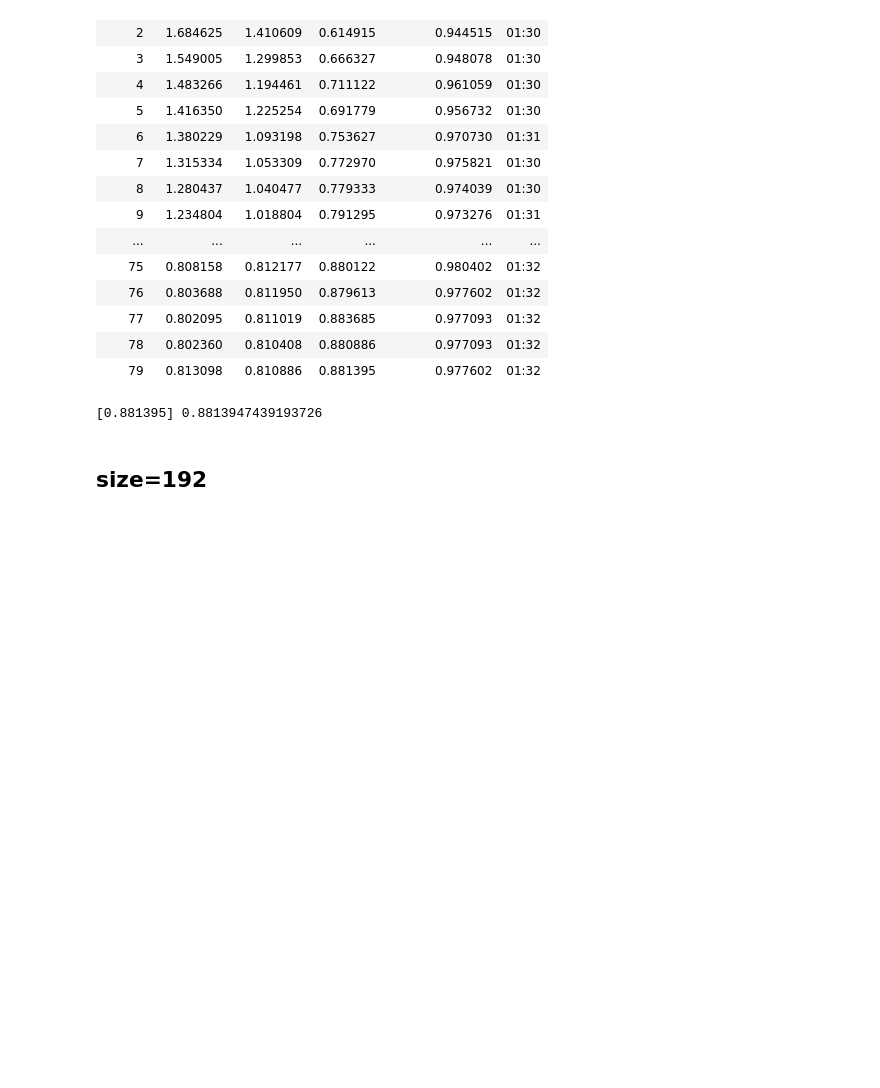
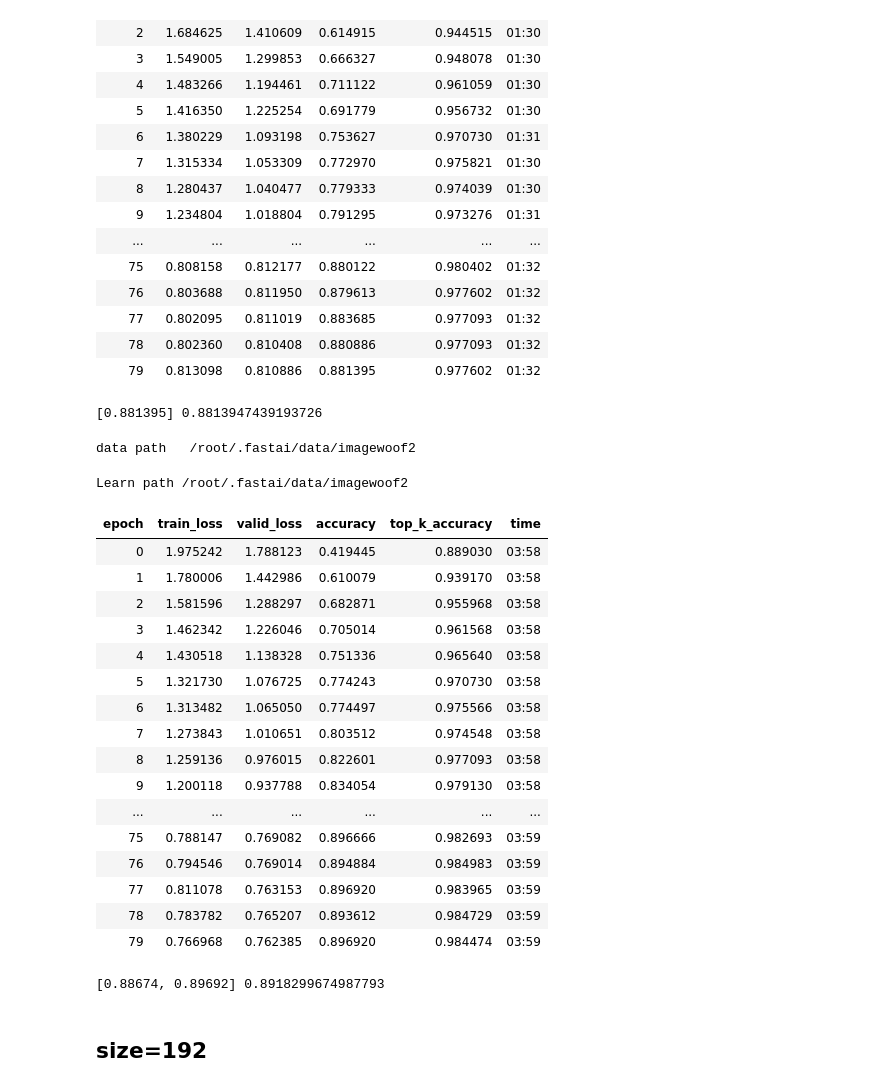
Before and after one commit to BoaEi/imagenette_experiments, a Jupyter notebook: Woof_ResNet_separable.ipynb, the cells around one changed output. Drawn from its saved outputs; the diff is of its cells as text; code cells hidden in the pictures; blank space fills up the shorter version.

```diff
--- a/Woof_ResNet_separable.ipynb
+++ b/Woof_ResNet_separable.ipynb
@@ -321,6 +381,35 @@ Learn path /root/.fastai/data/imagewoof2
 | 78 | 0.802360 | 0.810408 | 0.880886 | 0.977093 | 01:32 |
 | 79 | 0.813098 | 0.810886 | 0.881395 | 0.977602 | 01:32 |
 [0.881395] 0.8813947439193726
+# %%
+for epochs in [80]:
+    mixup=0 if epochs<=20 else 0.2
+    model.conv_layer = NewLayer # for the stem
+    learn = get_learn(model=model, size=128, bs=16, mixup=mixup)
+    learn.fit_fc(epochs, lr=4e-3, moms=(0.95,0.95), start_pct=0.72)
+    res += [learn.recorder.metrics[-1][0].item()]
+print([round(x, 6) for x in res], sum(res)/len(res))
+# %% [output]
+data path   /root/.fastai/data/imagewoof2
+Learn path /root/.fastai/data/imagewoof2
+| epoch | train_loss | valid_loss | accuracy | top_k_accuracy | time |
+| 0 | 1.975242 | 1.788123 | 0.419445 | 0.889030 | 03:58 |
+| 1 | 1.780006 | 1.442986 | 0.610079 | 0.939170 | 03:58 |
+| 2 | 1.581596 | 1.288297 | 0.682871 | 0.955968 | 03:58 |
+| 3 | 1.462342 | 1.226046 | 0.705014 | 0.961568 | 03:58 |
+| 4 | 1.430518 | 1.138328 | 0.751336 | 0.965640 | 03:58 |
+| 5 | 1.321730 | 1.076725 | 0.774243 | 0.970730 | 03:58 |
+| 6 | 1.313482 | 1.065050 | 0.774497 | 0.975566 | 03:58 |
+| 7 | 1.273843 | 1.010651 | 0.803512 | 0.974548 | 03:58 |
+| 8 | 1.259136 | 0.976015 | 0.822601 | 0.977093 | 03:58 |
+| 9 | 1.200118 | 0.937788 | 0.834054 | 0.979130 | 03:58 |
+| ... | ... | ... | ... | ... | ... |
+| 75 | 0.788147 | 0.769082 | 0.896666 | 0.982693 | 03:59 |
+| 76 | 0.794546 | 0.769014 | 0.894884 | 0.984983 | 03:59 |
+| 77 | 0.811078 | 0.763153 | 0.896920 | 0.983965 | 03:59 |
+| 78 | 0.783782 | 0.765207 | 0.893612 | 0.984729 | 03:59 |
+| 79 | 0.766968 | 0.762385 | 0.896920 | 0.984474 | 03:59 |
+[0.88674, 0.89692] 0.8918299674987793
 # %% [markdown]
 ## size=192
 # %%
```
Also changed, not shown: parts of 5 cells of this notebook.
